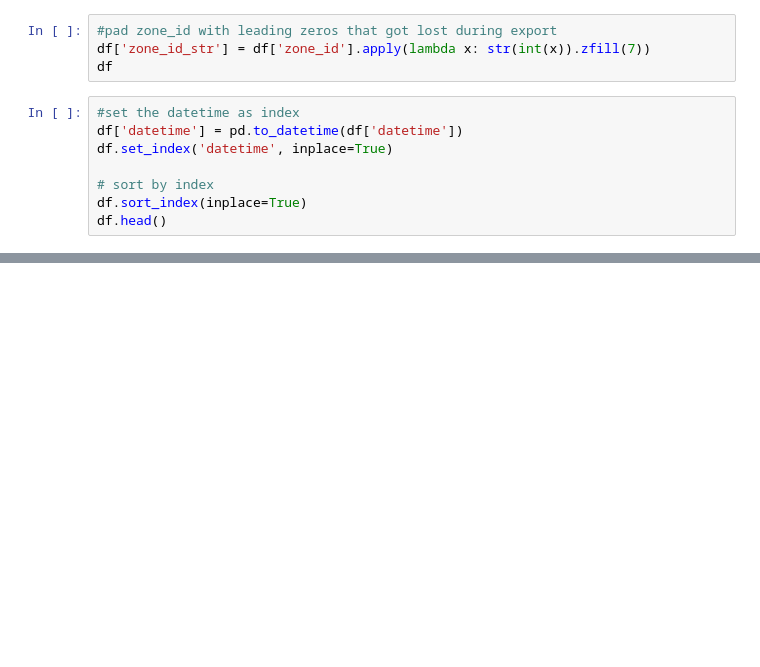
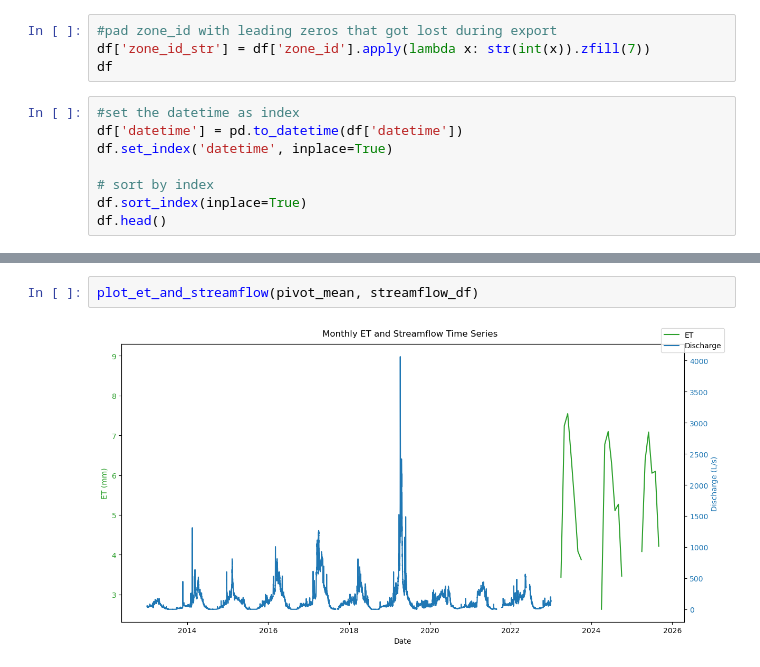
Before and after one commit to gitmax-amazing/thesis, a Jupyter notebook: geeet-plotting.ipynb, the cells around one changed output, grey strips where cells are left out. Drawn from its saved outputs; the diff is of its cells as text; blank space fills up the shorter version.

```diff
--- a/geeet-plotting.ipynb
+++ b/geeet-plotting.ipynb
@@ -186,0 +417,4 @@ plt.show()
+# %%
+plot_et_and_streamflow(pivot_mean, streamflow_df)
+# %% [output]
+[figure, added]
```
Also changed, not shown: parts of 17 cells of this notebook, 1 other file.
